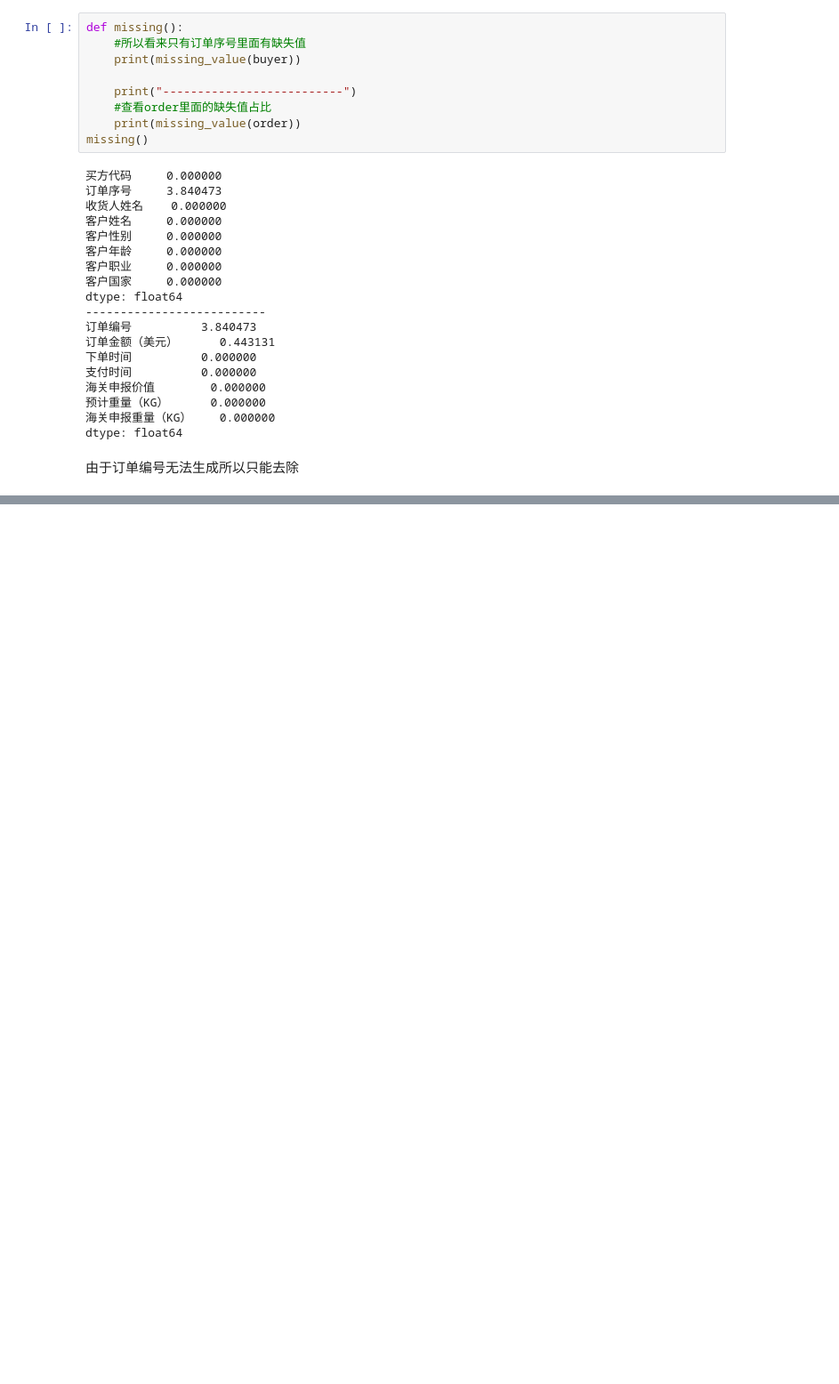
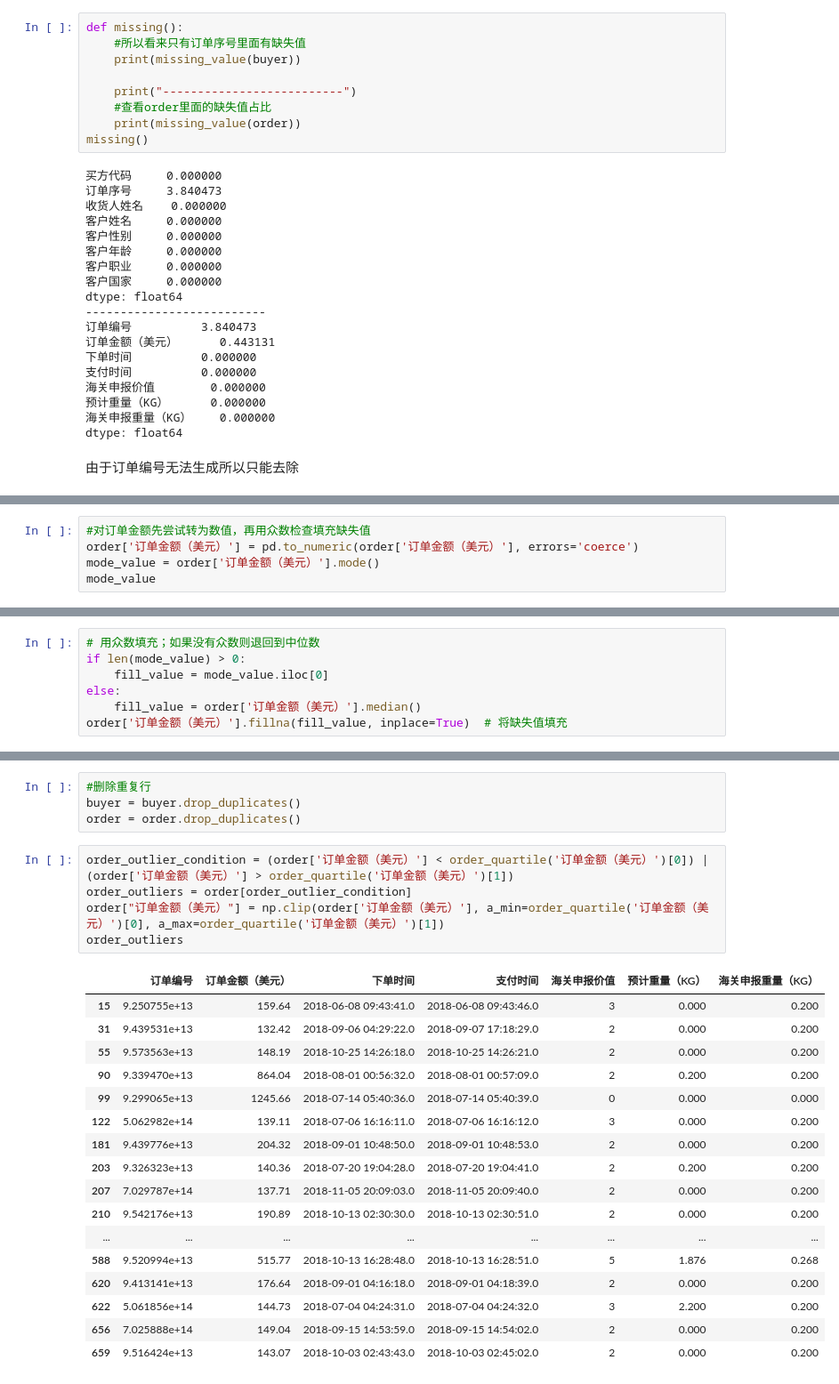
Before and after one commit to 55Curry/rfm_easy, a Jupyter notebook: hw01.ipynb, the cells around one changed output, grey strips where cells are left out. Shown at 89% size. Cells and saved outputs as stored; diff of their text form; blank space fills up the shorter version.

```diff
--- a/hw01.ipynb
+++ b/hw01.ipynb
@@ -66 +125,6 @@ dtype: float64
 dtype: float64
+# %%
+#对订单金额先尝试转为数值，再用众数检查填充缺失值
+order['订单金额（美元）'] = pd.to_numeric(order['订单金额（美元）'], errors='coerce')
+mode_value = order['订单金额（美元）'].mode()
+mode_value
@@ -66,0 +134,7 @@ dtype: float64
+# %%
+# 用众数填充；如果没有众数则退回到中位数
+if len(mode_value) > 0:
+    fill_value = mode_value.iloc[0]
+else:
+    fill_value = order['订单金额（美元）'].median()
+order['订单金额（美元）'].fillna(fill_value, inplace=True)  # 将缺失值填充
@@ -92,0 +171,27 @@ dtype: float64
+# %%
+#删除重复行
+buyer = buyer.drop_duplicates()
+order = order.drop_duplicates()
+# %%
+order_outlier_condition = (order['订单金额（美元）'] < order_quartile('订单金额（美元）')[0]) | (order['订单金额（美元）'] > order_quartile('订单金额（美元）')[1])
+order_outliers = order[order_outlier_condition]
+order["订单金额（美元）"] = np.clip(order['订单金额（美元）'], a_min=order_quartile('订单金额（美元）')[0], a_max=order_quartile('订单金额（美元）')[1])
+order_outliers
+# %% [output]
+|  | 订单编号 | 订单金额（美元） | 下单时间 | 支付时间 | 海关申报价值 | 预计重量（KG） | 海关申报重量（KG） |
+| 15 | 9.250755e+13 | 159.64 | 2018-06-08 09:43:41.0 | 2018-06-08 09:43:46.0 | 3 | 0.000 | 0.200 |
+| 31 | 9.439531e+13 | 132.42 | 2018-09-06 04:29:22.0 | 2018-09-07 17:18:29.0 | 2 | 0.000 | 0.200 |
+| 55 | 9.573563e+13 | 148.19 | 2018-10-25 14:26:18.0 | 2018-10-25 14:26:21.0 | 2 | 0.000 | 0.200 |
+| 90 | 9.339470e+13 | 864.04 | 2018-08-01 00:56:32.0 | 2018-08-01 00:57:09.0 | 2 | 0.200 | 0.200 |
+| 99 | 9.299065e+13 | 1245.66 | 2018-07-14 05:40:36.0 | 2018-07-14 05:40:39.0 | 0 | 0.000 | 0.000 |
+| 122 | 5.062982e+14 | 139.11 | 2018-07-06 16:16:11.0 | 2018-07-06 16:16:12.0 | 3 | 0.000 | 0.200 |
+| 181 | 9.439776e+13 | 204.32 | 2018-09-01 10:48:50.0 | 2018-09-01 10:48:53.0 | 2 | 0.000 | 0.200 |
+| 203 | 9.326323e+13 | 140.36 | 2018-07-20 19:04:28.0 | 2018-07-20 19:04:41.0 | 2 | 0.200 | 0.200 |
+| 207 | 7.029787e+14 | 137.71 | 2018-11-05 20:09:03.0 | 2018-11-05 20:09:40.0 | 2 | 0.000 | 0.200 |
+| 210 | 9.542176e+13 | 190.89 | 2018-10-13 02:30:30.0 | 2018-10-13 02:30:51.0 | 2 | 0.000 | 0.200 |
+| ... | ... | ... | ... | ... | ... | ... | ... |
+| 588 | 9.520994e+13 | 515.77 | 2018-10-13 16:28:48.0 | 2018-10-13 16:28:51.0 | 5 | 1.876 | 0.268 |
+| 620 | 9.413141e+13 | 176.64 | 2018-09-01 04:16:18.0 | 2018-09-01 04:18:39.0 | 2 | 0.000 | 0.200 |
+| 622 | 5.061856e+14 | 144.73 | 2018-07-04 04:24:31.0 | 2018-07-04 04:24:32.0 | 3 | 2.200 | 0.200 |
+| 656 | 7.025888e+14 | 149.04 | 2018-09-15 14:53:59.0 | 2018-09-15 14:54:02.0 | 2 | 0.000 | 0.200 |
+| 659 | 9.516424e+13 | 143.07 | 2018-10-03 02:43:43.0 | 2018-10-03 02:45:02.0 | 2 | 0.000 | 0.200 |
```
Also changed, not shown: parts of 16 cells of this notebook.
